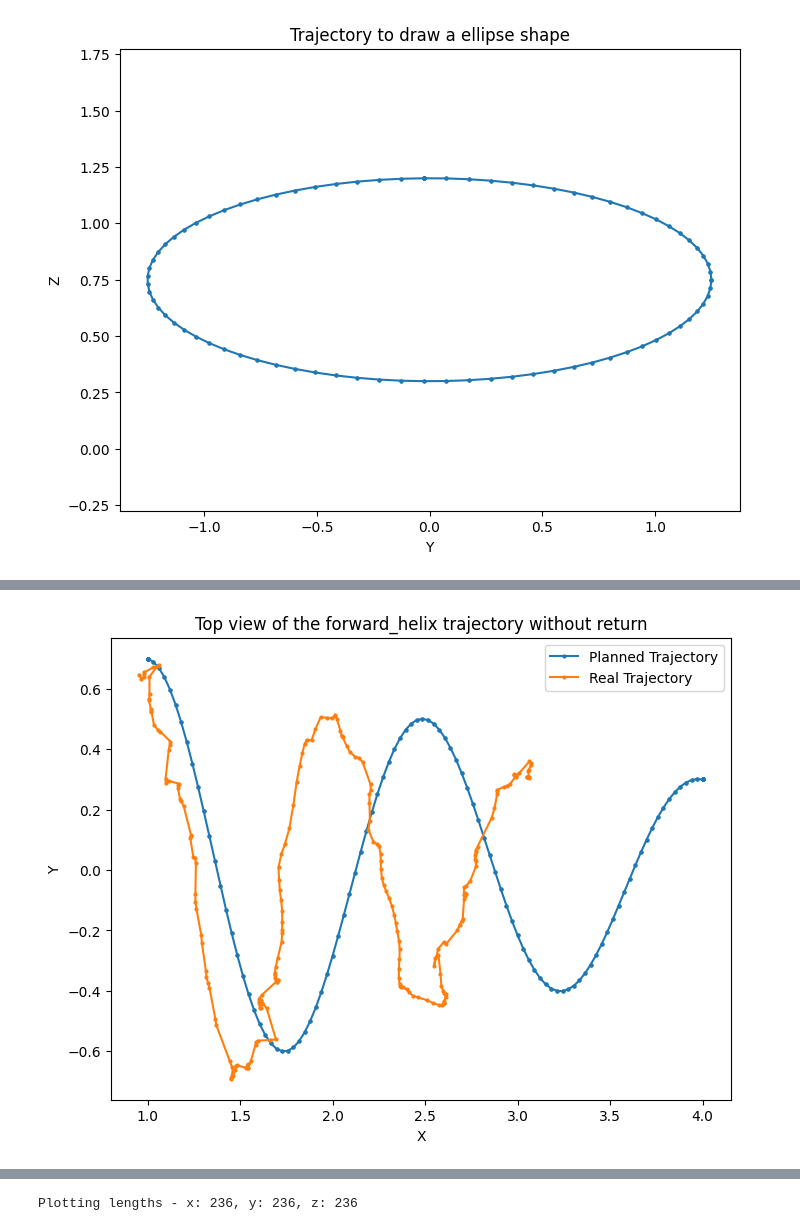
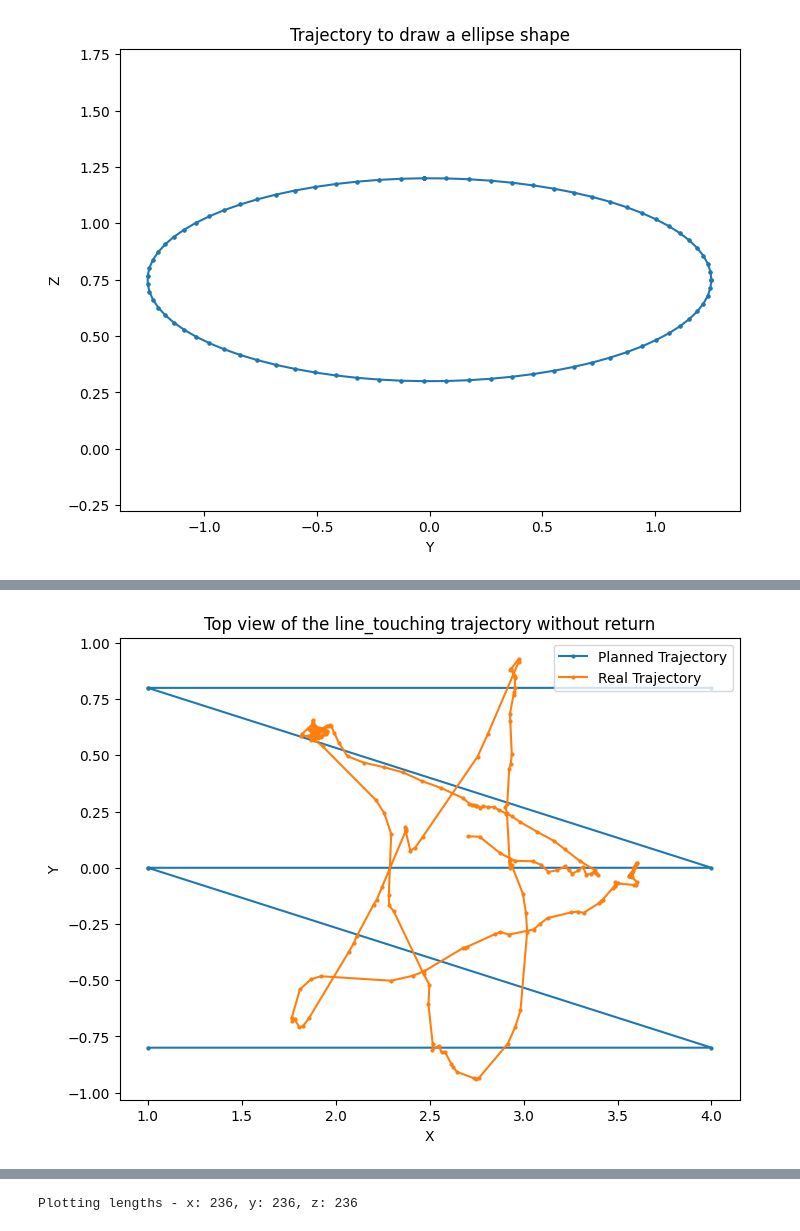
Before and after one commit to benjirer/active-learning-dynamics, a Jupyter notebook: goal_gen.ipynb, the cells around one changed output, grey strips where cells are left out. Cells and saved outputs as stored; diff of their text form; code cells hidden in the pictures.

```diff
--- a/goal_gen.ipynb
+++ b/goal_gen.ipynb
@@ -125,11 +125,11 @@ from scipy import signal
 
 def generate_slalom():
     """Generates a slalom trajectory with parameters set inside the function."""
-    num_points = 100
+    num_points = 40
     x_min, x_max = 1.0, 4.0
-    z_min, z_max = 0.4, 0.8
-    num_oscillations = 3
-    y_amplitude = 0.3
+    z_min, z_max = 0.6, 0.6
+    num_oscillations = 6
+    y_amplitude = 1.9
 
     t = np.linspace(0, 4 * np.pi, num_points)
     x = np.linspace(x_min, x_max, num_points)
@@ -198,9 +198,9 @@ def generate_line_touching():
     """
     num_touches = 3
     x_min, x_max = 1.0, 4.0
-    z_min, z_max = 0.4, 0.8
+    z_min, z_max = 0.3, 0.6
     y_min, y_max = -0.8, 0.8  # Desired y range for touch points
-    delta_x = 0.1  # Adjust this value for the incline
+    delta_x = 0.0  # Adjust this value for the incline
 
     y_positions = np.linspace(y_min, y_max, num_touches)
     x_list, y_list, z_list = [], [], []
@@ -214,16 +214,19 @@ def generate_line_touching():
 
         # Define the sequence of key points with inclines
         x_sequence = [
-            x_max - delta_x,  # Start of incline at z_max
-            x_max,            # Touch the ground at x_max
-            x_max - delta_x,  # Incline back up
-            x_min + delta_x,  # Move to x_min + delta_x at z_max
-            x_min,            # Touch the ground at x_min
-            x_min + delta_x,  # Incline back up
+            # x_max - delta_x,  # Start of incline at z_max
+            x_min,            # Touch the ground at x_max
+            # x_max - delta_x,  # Incline back up
+            # x_min + delta_x,  # Move to x_min + delta_x at z_max
+            x_max,            # Touch the ground at x_min
+            # x_min + delta_x,  # Incline back up
         ]
         y_sequence = [y_current] * len(x_sequence)
+        # z_sequence = [
+        #     z_max, z_min, z_max, z_max, z_min, z_max
+        # ]
         z_sequence = [
-            z_max, z_min, z_max, z_max, z_min, z_max
+            z_max, z_min
         ]
 
         # Append the sequence to the lists
@@ -233,12 +236,53 @@ def generate_line_touching():
 
         # If there is a next y, move directly to (x_max - delta_x, y_next, z_max)
         if y_next is not None:
-            x_list.append(x_max - delta_x)
+            x_list.append(x_min)
             y_list.append(y_next)
             z_list.append(z_max)
         else:
             # No next y, end at current position
             pass
+
+    # Convert lists to arrays
+    x = np.array(x_list)
+    y = np.array(y_list)
+    z = np.array(z_list)
+
+    return x, y, z
+
+
+def generate_star():
+    """
+    Generates a pentagram (five-pointed star) shape at a constant z height.
+    The star is formed by connecting 5 points on a circle in a specific order.
+    """
+    # Parameters for the star
+    radius = 1
+    x_center = 2.5  # roughly between 1.0 and 4.0
+    y_center = 0.0
+    z_height = 0.6
+    num_points_per_edge = 3  # smoothness along each edge
+
+    # Angles for the 5 points of a pentagon
+    angles = np.linspace(0, 2*np.pi, 6)[:-1]  # 5 points equally spaced
+    pentagon_points = [(x_center + radius * np.cos(a), y_center + radius * np.sin(a)) for a in angles]
+
+    # The star (pentagram) is drawn by connecting points in a specific order:
+    # If points are numbered 0 to 4, we connect: 0 -> 2 -> 4 -> 1 -> 3 -> 0
+    order = [0, 2, 4, 1, 3, 0]
+
+    # Build the trajectory by interpolating line segments between these points
+    x_list, y_list, z_list = [], [], []
+    for i in range(len(order)-1):
+        start = pentagon_points[order[i]]
+        end = pentagon_points[order[i+1]]
+        # Interpolate between start and end
+        x_edge = np.linspace(start[0], end[0], num_points_per_edge)
+        y_edge = np.linspace(start[1], end[1], num_points_per_edge)
+        z_edge = np.full(num_points_per_edge, z_height)
+        x_list.extend(x_edge)
+        y_list.extend(y_edge)
+        z_list.extend(z_edge)
 
     # Convert lists to arrays
     x = np.array(x_list)
@@ -326,13 +370,13 @@ def plot_2d_top_view(x, y, observations=None, reverse_trajectory=False, shape_ty
 
 
 # Main parameters (only for final processing steps)
-shape_type = "forward_helix"  # Options: "slalom", "zigzag", "helix", "forward_helix", "line_touching"
-tag = "_v2"  # Tag to differentiate between different versions
+shape_type = "line_touching"  # Options: "slalom", "zigzag", "helix", "forward_helix", "line_touching", "star"
+tag = "_v6"  # Tag to differentiate between different versions
 reverse_trajectory = False
 save_trajectory = True
-repeat_first_point_times = 10
-repeat_last_point_times = 10
-repeat_times = 2
+repeat_first_point_times = 1
+repeat_last_point_times = 1
+repeat_times = 1
 
 # Generate the trajectory directly using the selected shape function
 if shape_type == "slalom":
@@ -345,23 +389,22 @@ elif shape_type == "forward_helix":
     x, y, z = generate_forward_helix()
 elif shape_type == "line_touching":
     x, y, z = generate_line_touching()
+elif shape_type == "star":
+    x, y, z = generate_star()
 else:
     raise ValueError(f"Unknown shape_type: {shape_type}")
 
 print(f"Initial lengths - x: {len(x)}, y: {len(y)}, z: {len(z)}")
 
-# Normalize z to desired range (if needed)
-z_scaled = z  # No need to normalize since we define z explicitly
-
-# For certain shapes, normalize x and y only if needed
-if shape_type not in ["helix", "forward_helix", "line_touching"]:
+# For certain shapes, normalize only if needed
+if shape_type not in ["helix", "forward_helix", "line_touching", "star"]:
     y_scaled = normalize_and_scale(y, [-0.3, 0.3])
-    # Keep x as is or normalize if desired:
-    # x_scaled = normalize_and_scale(x, [1.0, 4.0])  # if needed
     x_scaled = x
+    z_scaled = z
 else:
     x_scaled = x
     y_scaled = y
+    z_scaled = z
 
 # Add pauses at start and end
 x_scaled, y_scaled, z_scaled = add_pause_points(
@@ -394,7 +437,7 @@ print(f"z: max: {max(z_total)}, min: {min(z_total)}")
 # Load real robot trajectory (if available)
 observations = None
 try:
-    file = "/home/bhoffman/Documents/MT FS24/active-learning-dynamics/shape_experiment_data/shape_tracing_new_data_v24/forward_helix_v0/test_shape_tracing_new_data_v24_bnn-sim-fsvgd_8000_137_forward_helix_v0_megxr1ty_v_v1/brax_transitions.pickle"
+    file = "/home/bhoffman/Documents/MT FS24/active-learning-dynamics/shape_experiment_data/shape_tracing_new_data_v24/star_v1/test_shape_tracing_new_data_v24_bnn-sim-fsvgd_5000_137_star_v1_br7i7hjl_v/brax_transitions.pickle"
     with open(file, "rb") as f:
         data = pickle.load(f)
     observations = np.array([d.observation for d in data])[15:]
@@ -431 +474 @@ Plotting lengths - x: 236, y: 236, z: 236
-[figure, old version]
+[figure, new version]
```
Also changed, not shown: parts of 2 cells of this notebook, 44 other files.
